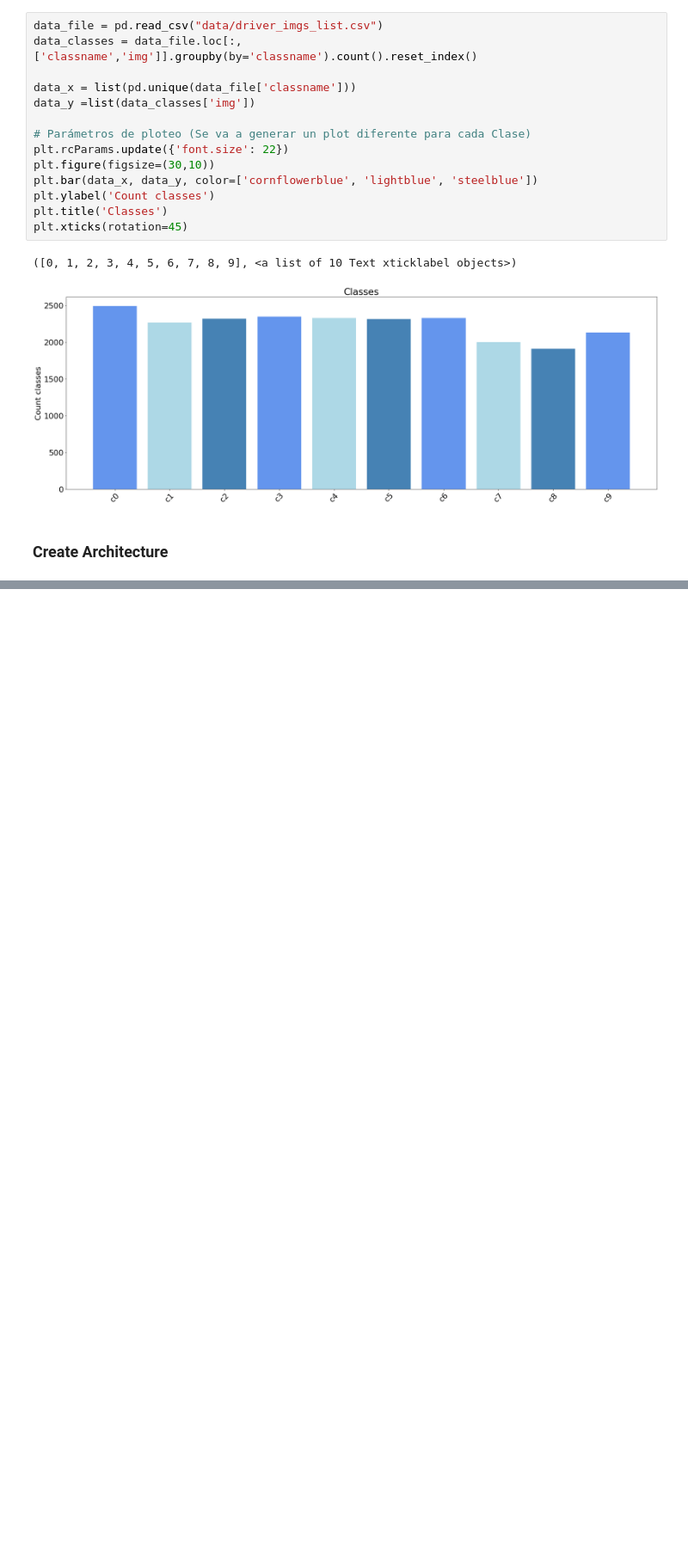
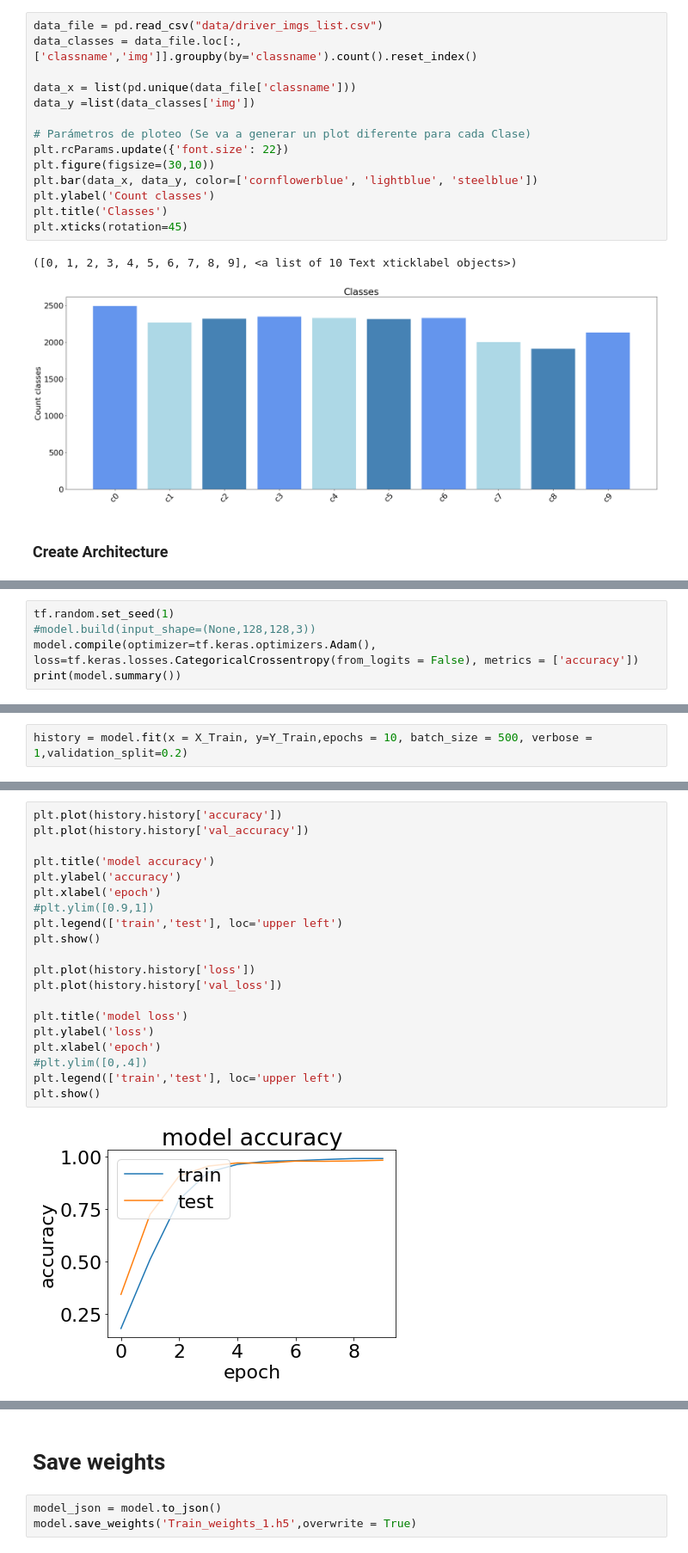
Before and after one commit to cvamneu/Distracted-Driver-Detection, a Jupyter notebook: Winter Project Distracted Driver.ipynb, the cells around one changed output, grey strips where cells are left out. Shown at 86% size. Cells and saved outputs as stored; diff of their text form; blank space fills up the shorter version.

```diff
--- a/Winter Project Distracted Driver.ipynb
+++ b/Winter Project Distracted Driver.ipynb
@@ -127,0 +206,5 @@ plt.xticks(rotation=45)
+# %%
+tf.random.set_seed(1)
+#model.build(input_shape=(None,128,128,3))
+model.compile(optimizer=tf.keras.optimizers.Adam(), loss=tf.keras.losses.CategoricalCrossentropy(from_logits = False), metrics = ['accuracy'])
+print(model.summary())
@@ -127,0 +231,2 @@ plt.xticks(rotation=45)
+# %%
+history = model.fit(x = X_Train, y=Y_Train,epochs = 10, batch_size = 500, verbose = 1,validation_split=0.2)
@@ -127,0 +260,22 @@ plt.xticks(rotation=45)
+# %%
+plt.plot(history.history['accuracy'])
+plt.plot(history.history['val_accuracy'])
+
+plt.title('model accuracy')
+plt.ylabel('accuracy')
+plt.xlabel('epoch')
+#plt.ylim([0.9,1])
+plt.legend(['train','test'], loc='upper left')
+plt.show()
+
+plt.plot(history.history['loss'])
+plt.plot(history.history['val_loss'])
+
+plt.title('model loss')
+plt.ylabel('loss')
+plt.xlabel('epoch')
+#plt.ylim([0,.4])
+plt.legend(['train','test'], loc='upper left')
+plt.show()
+# %% [output]
+[figure, added]
@@ -127,0 +283,5 @@ plt.xticks(rotation=45)
+# %% [markdown]
+# Save weights
+# %%
+model_json = model.to_json()
+model.save_weights('Train_weights_1.h5',overwrite = True)
```
Also changed, not shown: parts of 16 cells of this notebook.
